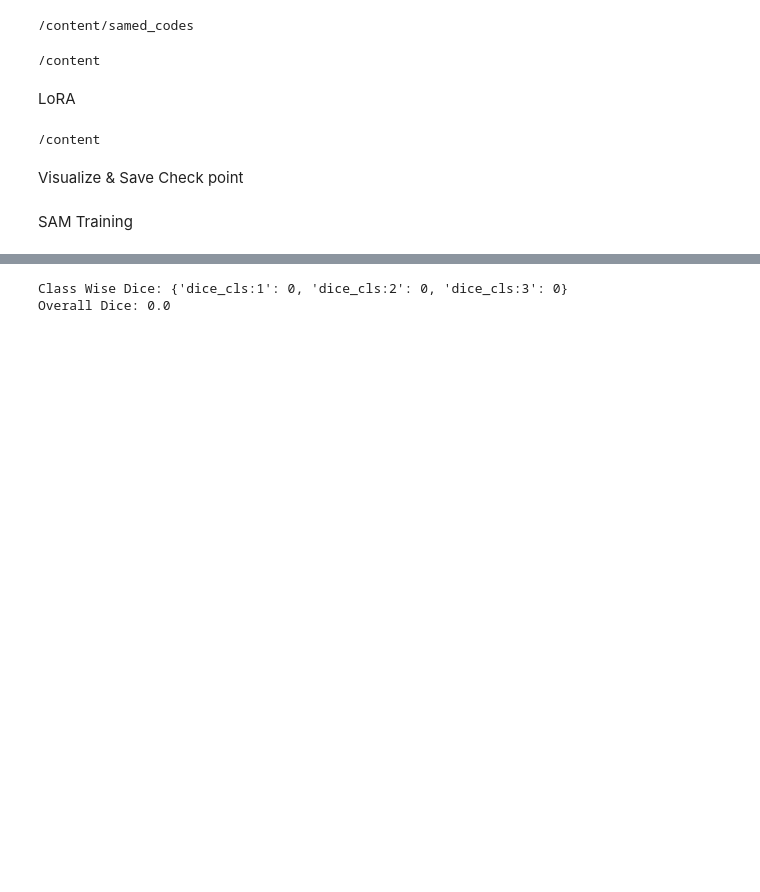
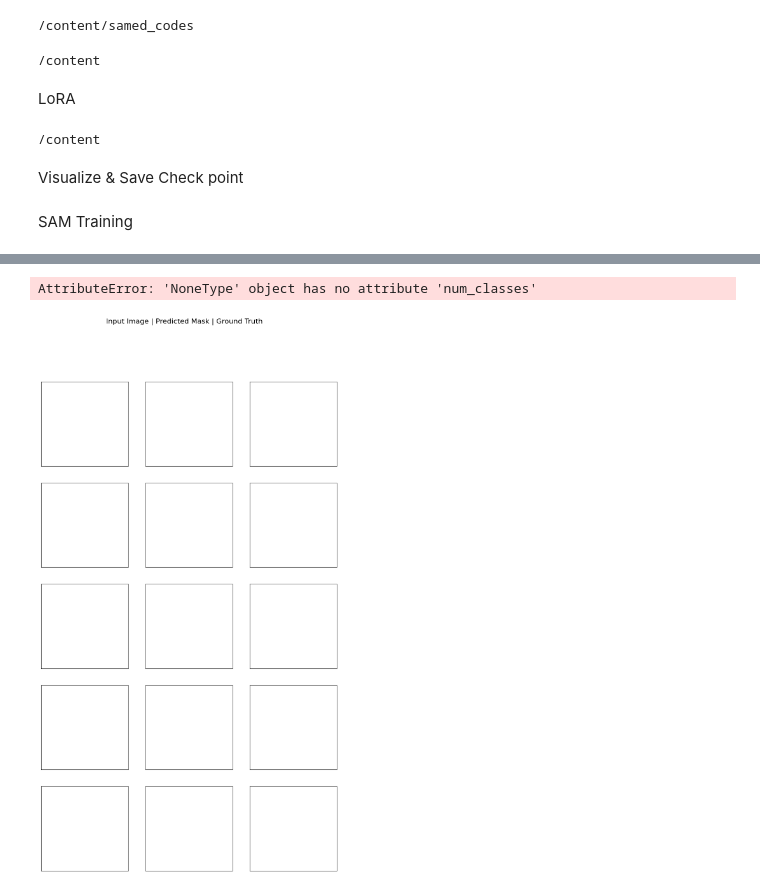
Before and after one commit to Laimo64/SAM-Liver, a Jupyter notebook: SAMed_Liver_Contour.ipynb, the cells around one changed output, grey strips where cells are left out. Drawn from its saved outputs; the diff is of its cells as text; code cells hidden in the pictures; blank space fills up the shorter version.

```diff
--- a/SAMed_Liver_Contour.ipynb
+++ b/SAMed_Liver_Contour.ipynb
@@ -431,7 +431,7 @@ def save_checkpoint(net, optimizer, epoch, best_loss, best_epoch, epoch_since_im
         'epoch': epoch,
         'best_loss': best_loss,
         'best_epoch': best_epoch,
-        # 'epoch_since_improvement': epoch_since_improvement,  # 儲存 epoch_since_improvement
+        'epoch_since_improvement': epoch_since_improvement,  # 儲存 epoch_since_improvement
         'best_result': best_result,
         'model_state_dict': net.state_dict(),
         'optimizer_state_dict': optimizer.state_dict(),
@@ -452,13 +452,13 @@ def load_checkpoint(model, optimizer, filename):
     start_epoch = checkpoint.get('epoch', 0) + 1
     best_loss = checkpoint.get('best_loss', np.inf)
     best_epoch = checkpoint.get('best_epoch', 0)
-    # epoch_since_improvement = checkpoint.get('epoch_since_improvement', 0)
+    epoch_since_improvement = checkpoint.get('epoch_since_improvement', 0)
     best_result = checkpoint.get('best_result', None)
 
     print("=> loaded checkpoint '{}' (epoch {})".format(filename, checkpoint.get('epoch', 'N/A')))  # load epoch
 
-    # return start_epoch, best_loss, best_epoch, epoch_since_improvement, best_result
-    return start_epoch, best_loss, best_epoch, best_result
+    return start_epoch, best_loss, best_epoch, epoch_since_improvement, best_result
+    # return start_epoch, best_loss, best_epoch, best_result
   else:
     print("=> no checkpoint found at '{}'".format(filename))
     return 1, [0, 0], 0, 0, None
@@ -725,8 +725,8 @@ def main():
 
     best_epoch, best_loss = 0.0, np.inf
     ######### load checkpoint
-    # start_epoch, best_loss, best_epoch, epoch_since_improvement, best_result = load_checkpoint(net, optimizer, 'checkpoint.pth')
-    start_epoch, best_loss, best_epoch, best_result = load_checkpoint(net, optimizer, 'checkpoint.pth')
+    start_epoch, best_loss, best_epoch, epoch_since_improvement, best_result = load_checkpoint(net, optimizer, 'checkpoint.pth')
+    # start_epoch, best_loss, best_epoch, best_result = load_checkpoint(net, optimizer, 'checkpoint.pth')
 
     if start_epoch == 1 and isinstance(best_loss, list) and best_loss == [0, 0]:
         print("No checkpoint loaded; starting training from scratch.")
@@ -741,8 +741,8 @@ def main():
 
         ##### save checkpoint
         checkpoint_path = '/content/samed_codes/checkpoint.pth'
-        # save_checkpoint(net, optimizer, epoch, best_loss, best_epoch, epoch_since_improvement, best_result, checkpoint_path)
-        save_checkpoint(net, optimizer, epoch, best_loss, best_epoch, best_result, checkpoint_path)
+        save_checkpoint(net, optimizer, epoch, best_loss, best_epoch, epoch_since_improvement, best_result, checkpoint_path)
+        # save_checkpoint(net, optimizer, epoch, best_loss, best_epoch, best_result, checkpoint_path)
         #####
 
         if loss_testing < best_loss:
@@ -760,7 +760,7 @@ def main():
     dices_per_class_list = np.array(list(dices_per_class.values()))
     print('Class Wise Dice:', dices_per_class)
     print('Overall Dice:', np.mean(dices_per_class_list))
-    plot_inference(model, testloader, ce_loss, dice_loss, multimask_output=True, args=None)  # visualize
+    plot_inference(net, testloader, ce_loss, dice_loss, multimask_output=True, args=None)  # visualize
 
 if __name__ == '__main__':
     seed_everything()
@@ -792,2 +793,2 @@ Training on: cuda train sample size: 921 test sample size: 109 batch: 6
-Class Wise Dice: {'dice_cls:1': 0, 'dice_cls:2': 0, 'dice_cls:3': 0}
-Overall Dice: 0.0
+AttributeError: 'NoneType' object has no attribute 'num_classes'
+[figure, added]
```
Also changed, not shown: parts of 2 cells of this notebook.
